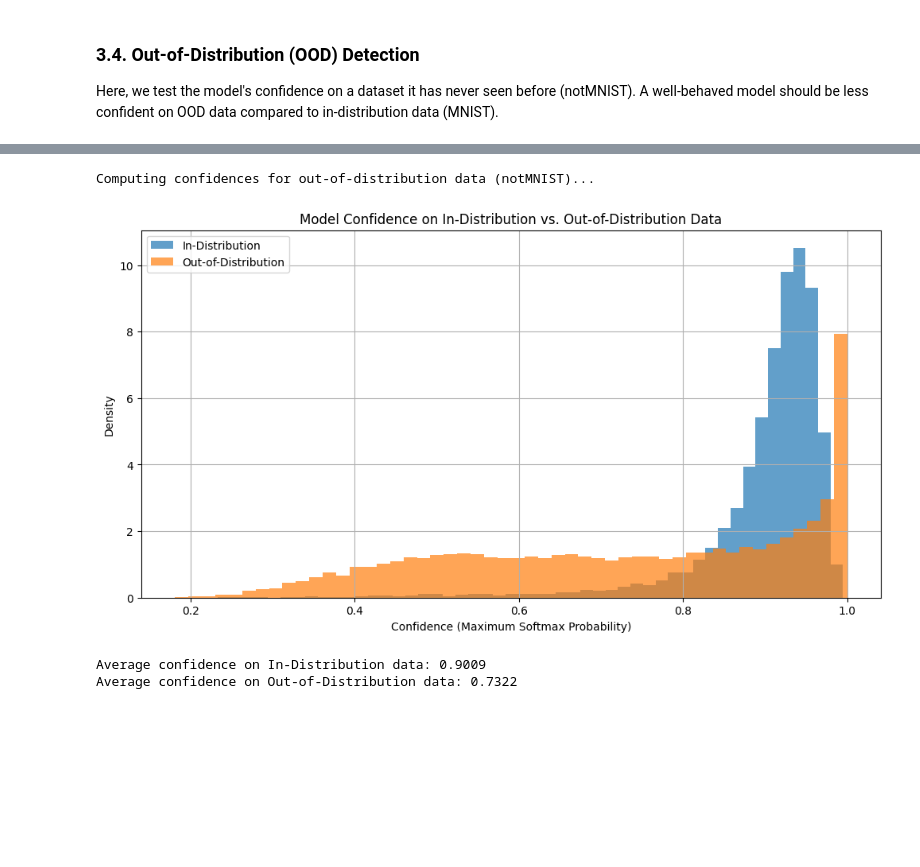
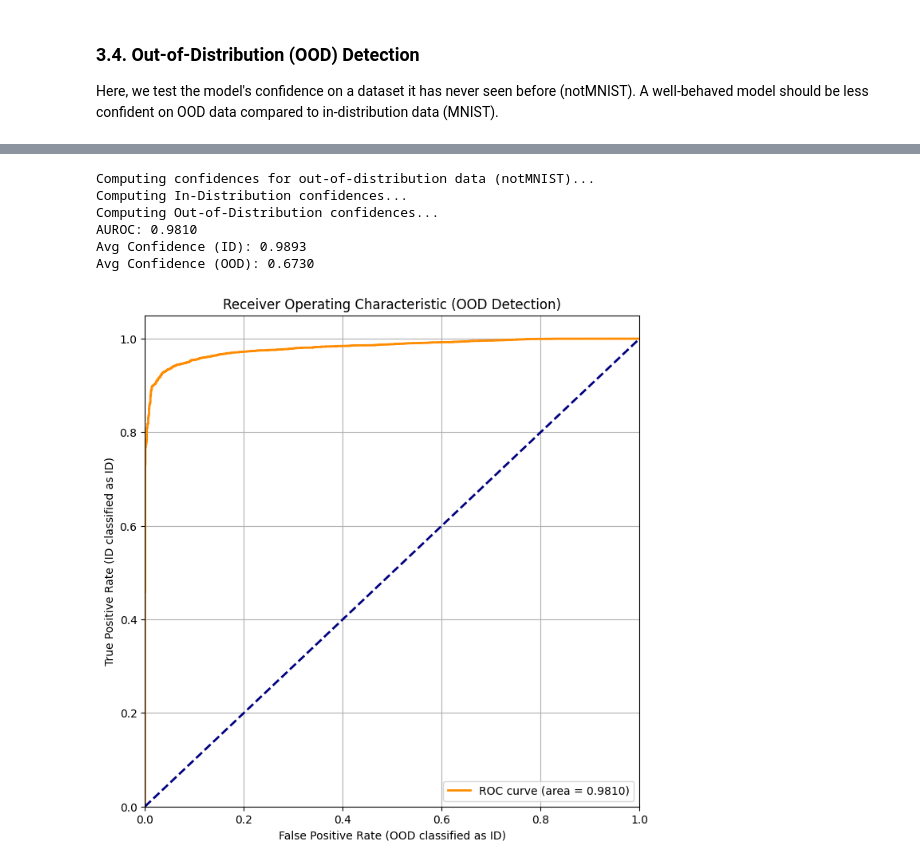
Before and after one commit to e1444/dnf, a Jupyter notebook: notebooks/evaluation.ipynb, the cells around one changed output, grey strips where cells are left out. Saved outputs shown, nothing was run; the diff lists cells and outputs as text; code cells hidden in the pictures; blank space fills up the shorter version.

```diff
--- a/notebooks/evaluation.ipynb
+++ b/notebooks/evaluation.ipynb
@@ -47,7 +48,7 @@ cfg = OmegaConf.load(os.path.join(conf_path, 'config.yaml'))
 
 # Define which specific configs to load for this run
 # This makes it easy to switch models or datasets later
-model_config_name = "dglow_resnet.yaml"
+model_config_name = "dglow.yaml"
 data_config_name = "mnist.yaml"
 training_config_name = "default.yaml"
 
@@ -76,13 +77,11 @@ print(f"Loaded MNIST test dataset with {len(test_dataset)} samples.")
 Loaded MNIST test dataset with 10000 samples.
 # %%
 # --- 1. Instantiate a new model ---
-cfg.model.hidden_channels = 512
-cfg.model.num_fixed_levels = 3
 model = hydra.utils.instantiate(cfg.model, _convert_="partial").to(device)
 
 # --- 2. Load the checkpoint file ---
 # CHECKPOINT_PATH = "/home/e1444/scratch/dnf/logs/2025-11-19/23-05-29/checkpoint_epoch_105.pth" # best so far
-CHECKPOINT_PATH = "/home/e1444/scratch/dnf/logs/2025-11-22/14-48-14/checkpoint_epoch_20.pth" # Specify
+CHECKPOINT_PATH = "/home/e1444/scratch/dnf/logs/2025-12-01/19-58-15/checkpoint_epoch_115.pth" # Specify
 
 if not os.path.exists(CHECKPOINT_PATH):
     raise FileNotFoundError(f"Checkpoint file not found at '{CHECKPOINT_PATH}'. Please update the path.")
@@ -97,6 +96,7 @@ model.load_state_dict(checkpoint['model_state_dict'])
 latent_mu = checkpoint['latent_mu'].to(device)
 latent_v = checkpoint['latent_v'].to(device)
 latent_U = checkpoint['latent_U'].to(device)
+latent_df = checkpoint['latent_df'].to(device)
 
 # --- 4. Set the model to evaluation mode ---
 model.eval()
@@ -111,7 +111,9 @@ Now we compute the model's predictions on the test set and evaluate its performa
 # %%
 # Get model predictions for the entire test set
 print("Computing model predictions on the test set...")
-final_target_dists = get_target_distributions(latent_mu, latent_v, latent_U, cfg.training.num_classes)
+mean_v = latent_v.mean()
+constrained_v = latent_v - mean_v
+final_target_dists = get_target_distributions(latent_mu, constrained_v, latent_U, latent_df, cfg.training.num_classes, device=device)
 y_true, y_pred, probabilities, confidences = get_all_predictions(
     model, test_loader, device, final_target_dists
 )
@@ -264,51 +265,16 @@ notmnist_loader = get_notmnist_loader()
 # %%
-# Get and plot OOD confidences
-def get_ood_confidences_and_plot(model, in_dist_loader, out_dist_loader, device, target_dists):
-    """
-    Get and plot confidences for in-distribution vs out-of-distribution data.
-    """
-    model.eval()
-
-    def get_confidences(loader):
-        all_confs = []
-        with torch.no_grad():
-            for x_batch, _ in loader:
-                x_batch = x_batch.to(device)
-                intermediate_outputs = model(x_batch)
-                z, log_det = intermediate_outputs[-1]
-                z = z.view(z.size(0), -1)
-                logits = compute_logits(z, log_det, target_dists)
-                probabilities = torch.softmax(logits, dim=1)
-                confidences, _ = torch.max(probabilities, 1)
-                all_confs.append(confidences.cpu())
-        return torch.cat(all_confs).numpy()
-
-    in_dist_confs = get_confidences(in_dist_loader)
-    out_dist_confs = get_confidences(out_dist_loader)
-
-    plt.figure(figsize=(12, 6))
-    plt.hist(in_dist_confs, bins=50, alpha=0.7, label='In-Distribution', density=True)
-    plt.hist(out_dist_confs, bins=50, alpha=0.7, label='Out-of-Distribution', density=True)
-    plt.title('Model Confidence on In-Distribution vs. Out-of-Distribution Data')
-    plt.xlabel('Confidence (Maximum Softmax Probability)')
-    plt.ylabel('Density')
-    plt.legend()
-    plt.grid(True)
-    plt.show()
-
-    print(f"Average confidence on In-Distribution data: {np.mean(in_dist_confs):.4f}")
-    print(f"Average confidence on Out-of-Distribution data: {np.mean(out_dist_confs):.4f}")
-    return in_dist_confs, out_dist_confs
-
 if notmnist_loader:
     print("\nComputing confidences for out-of-distribution data (notMNIST)...")
-    _, _ = get_ood_confidences_and_plot(
-        model, test_loader, notmnist_loader, device, final_target_dists
+    get_ood_confidences_and_plot(
+        model, test_loader, notmnist_loader, device, cfg, final_target_dists
     )
 else:
     print("Could not run OOD analysis because notMNIST failed to load.")
 # %% [output]
 Computing confidences for out-of-distribution data (notMNIST)...
+Computing In-Distribution confidences...
+Computing Out-of-Distribution confidences...
+AUROC: 0.9810
+Avg Confidence (ID): 0.9893
+Avg Confidence (OOD): 0.6730
-[figure, old version]
+[figure, new version]
-Average confidence on In-Distribution data: 0.9009
-Average confidence on Out-of-Distribution data: 0.7322
```
Also changed, not shown: parts of 15 cells of this notebook, 1 other file.
